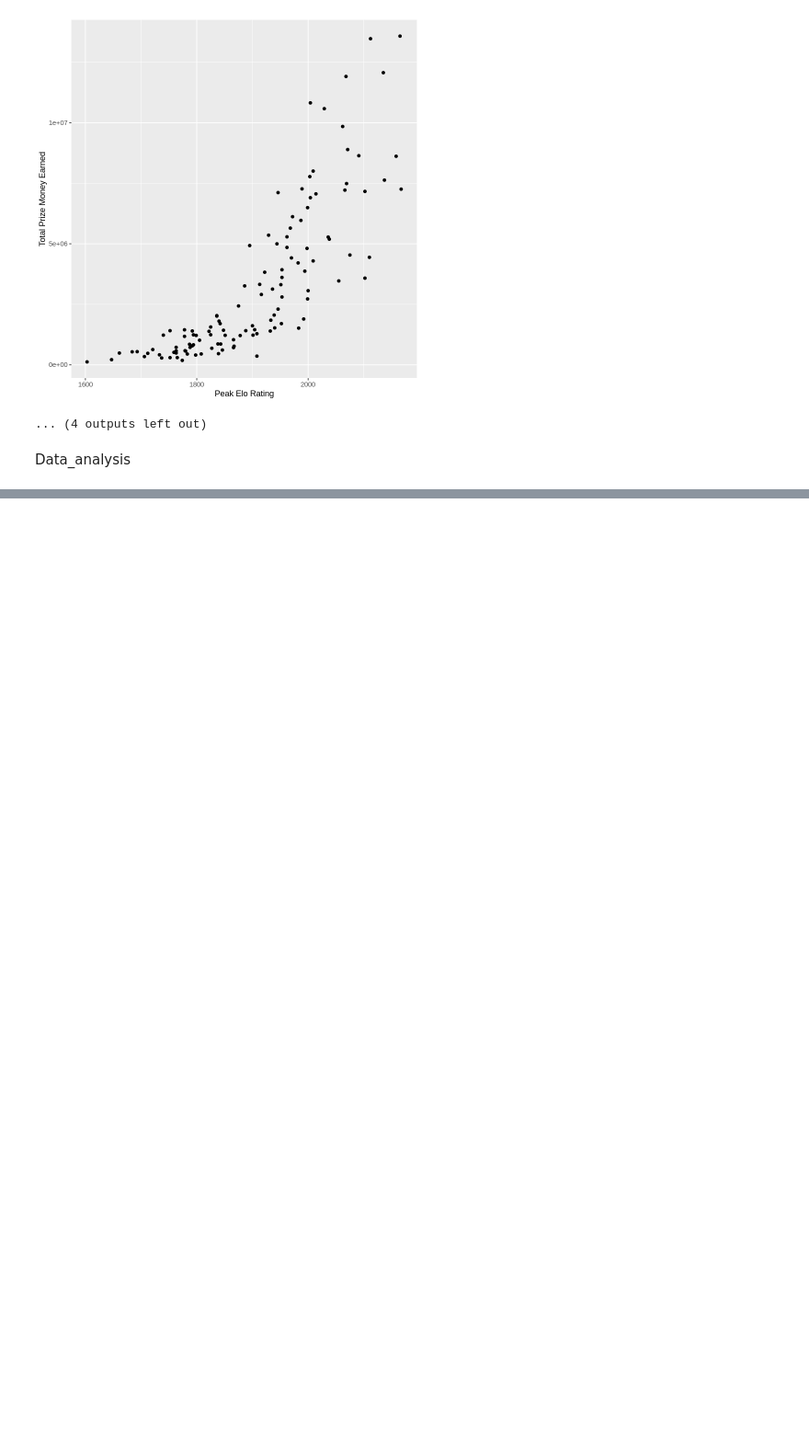
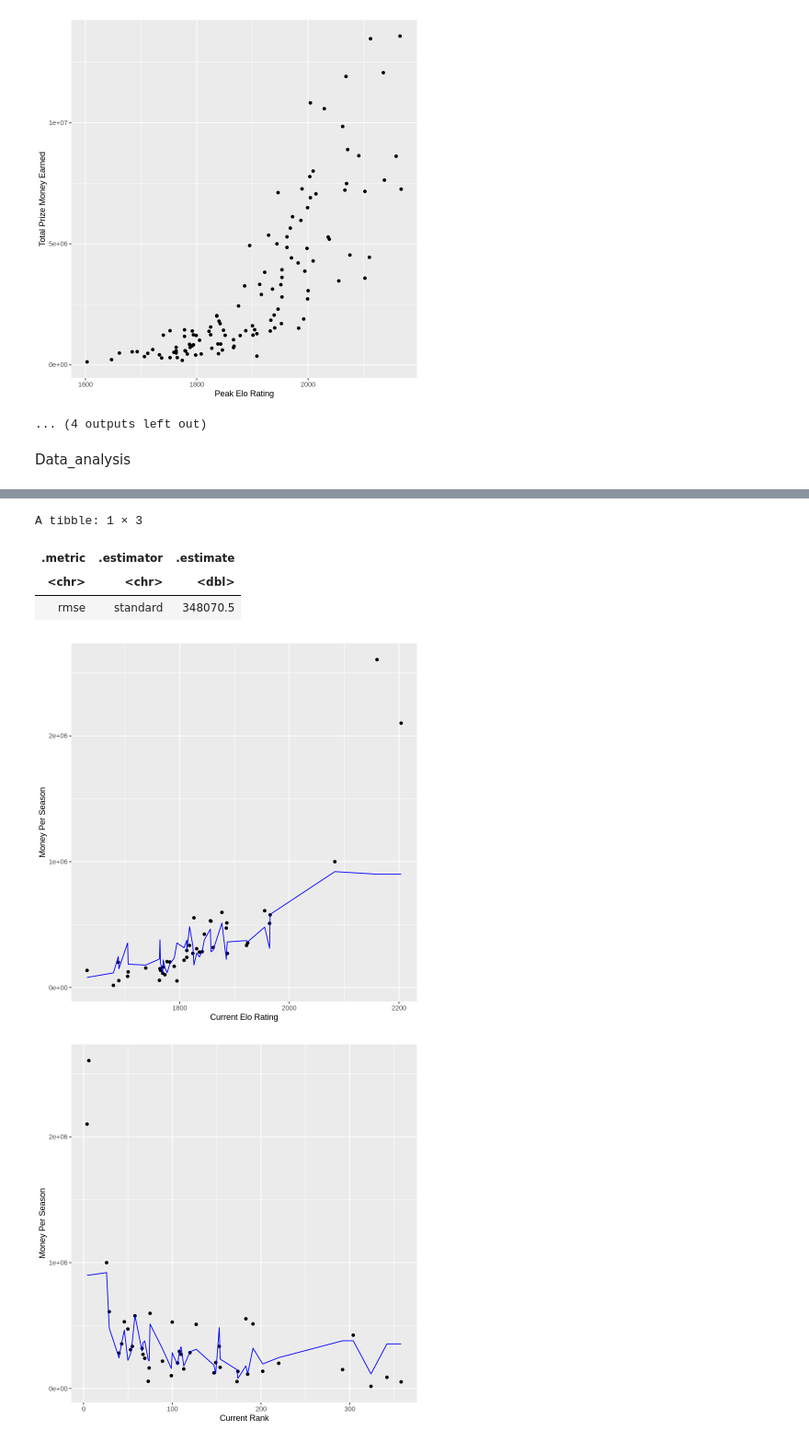
Before and after one commit to mnvibhakar/TennisSalaryProject, a Jupyter notebook: Nolan_Worksheet.ipynb, the cells around one changed output, grey strips where cells are left out. Shown at 92% size. Drawn from its saved outputs; the diff is of its cells as text; code cells hidden in the pictures; blank space fills up the shorter version.

```diff
--- a/Nolan_Worksheet.ipynb
+++ b/Nolan_Worksheet.ipynb
@@ -246,0 +269,16 @@ A tibble: 15 × 7
+# %%
+tennis_recipe_age <- recipe(Money.Per.Season ~ Age + Current.Rank + Current.Elo.Rating, data = tennis_training)
+
+tennis_workflow_age <- workflow() |>
+    add_model(tennis_test_spec) |>
+    add_recipe(tennis_recipe_age)
+tennis_results_age <- tennis_workflow_age |>
+    tune_grid(resamples = tennis_vfold, grid = ks) |>
+    collect_metrics() |>
+    filter(.metric == "rmse")
+k_min_age <- tennis_results_age |>
+    filter(mean == min(mean)) |>
+    pull(neighbors)
+
+tennis_results_age
+k_min_age
@@ -246,0 +297,37 @@ A tibble: 15 × 7
+# %%
+tennis_spec_age <- nearest_neighbor(weight_func = "rectangular", neighbors = k_min_age) |>
+    set_engine("kknn") |>
+    set_mode("regression")
+tennis_fit_age <- workflow() |>
+    add_model(tennis_spec_age) |>
+    add_recipe(tennis_recipe_age) |>
+    fit(tennis_training)
+tennis_preds_age <- predict(tennis_fit_age, tennis_testing) |>
+    bind_cols(tennis_testing)
+tennis_metric_age <- tennis_preds_age |>
+    metrics(truth = Money.Per.Season, estimate = .pred) |>
+    filter(.metric == "rmse")
+tennis_plot_rank_age <- tennis_preds_age |>
+    ggplot(aes(x = Current.Rank, y = Money.Per.Season)) +
+    geom_point() +
+    geom_line(data = tennis_preds_age,
+              mapping = aes(x = Current.Rank, y = .pred),
+              color = "blue") +
+    labs(x = "Current Rank", y = "Money Per Season")
+tennis_plot_elo_age <- tennis_preds_age |>
+    ggplot(aes(x = Current.Elo.Rating, y = Money.Per.Season)) +
+    geom_point() +
+    geom_line(data = tennis_preds_age,
+              mapping = aes(x = Current.Elo.Rating, y = .pred),
+              color = "blue") +
+    labs(x = "Current Elo Rating", y = "Money Per Season")
+tennis_metric_age
+tennis_plot_elo_age
+tennis_plot_rank_age
+# %% [output]
+A tibble: 1 × 3
+| .metric | .estimator | .estimate |
+| <chr> | <chr> | <dbl> |
+| rmse | standard | 348070.5 |
+[figure, added]
+[figure, added]
```
Also changed, not shown: parts of 7 cells of this notebook.
